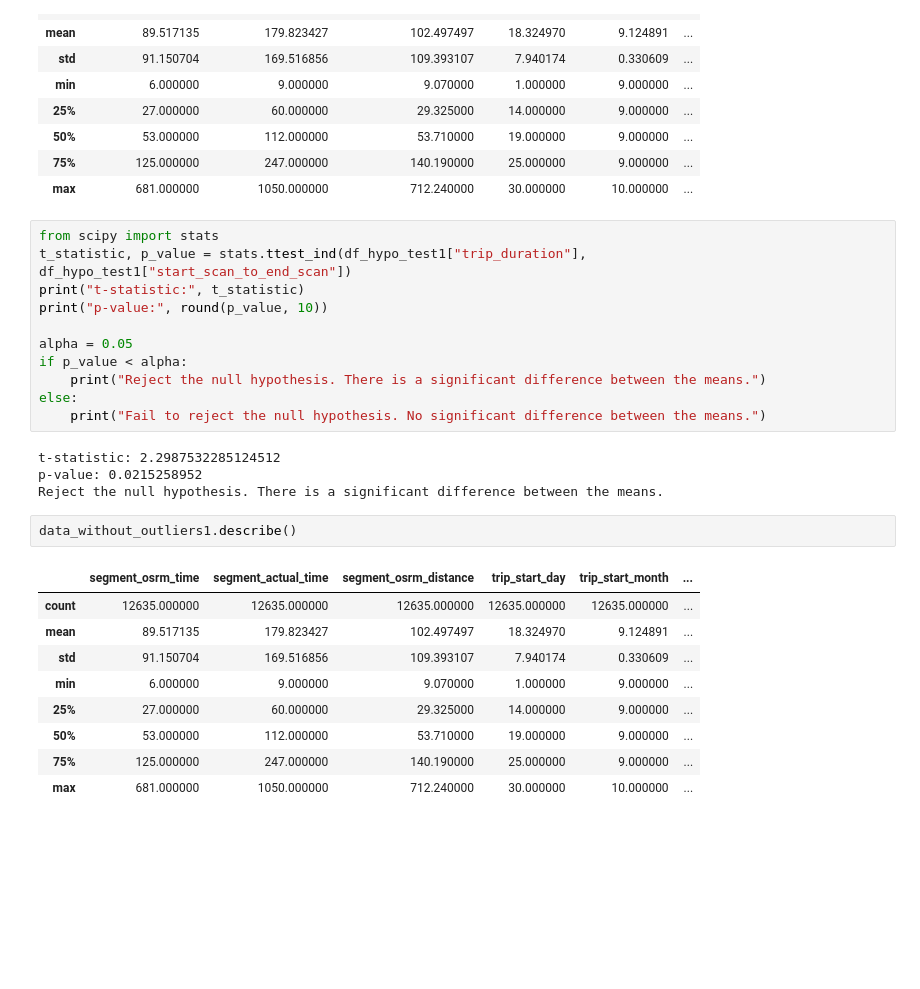
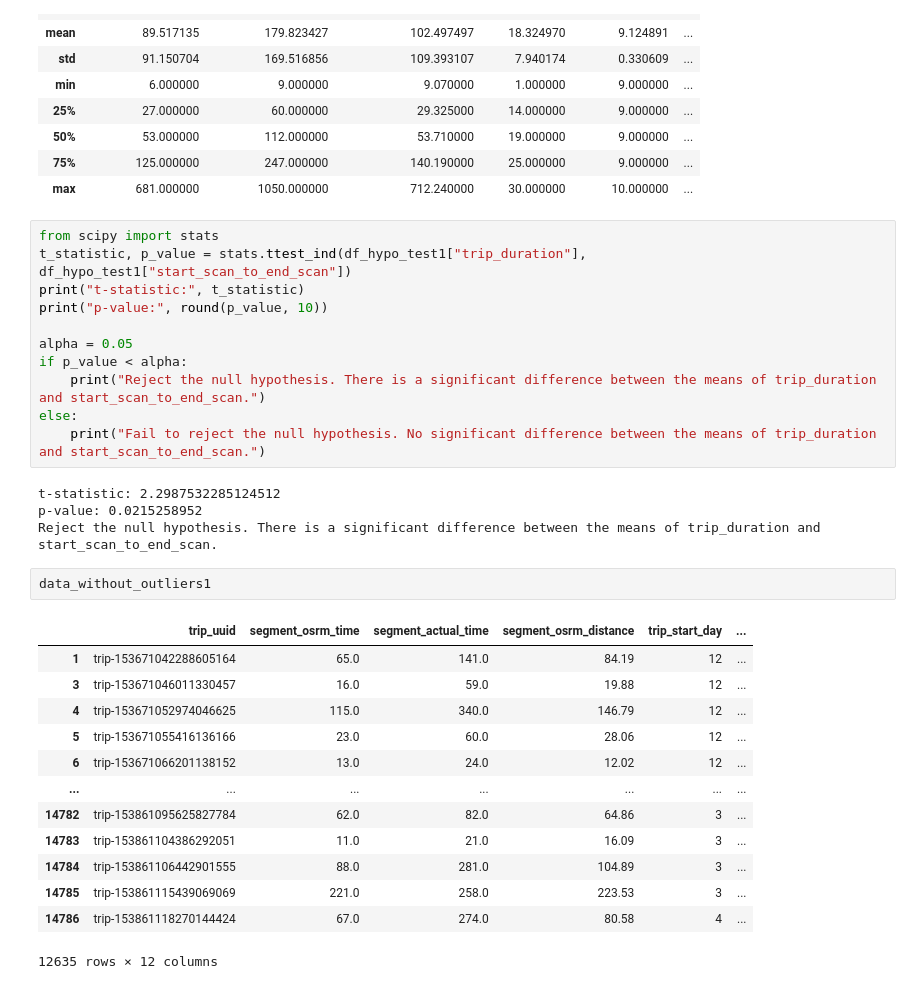
Before and after one commit to akshayabhale1406/SCLR_Delhivery_FE, a Jupyter notebook: Delhivery_FE.ipynb, the cells around one changed output. Cells and saved outputs as stored; diff of their text form; blank space fills up the shorter version.

```diff
--- a/Delhivery_FE.ipynb
+++ b/Delhivery_FE.ipynb
@@ -460,22 +460,26 @@ print("p-value:", round(p_value, 10))
 
 alpha = 0.05
 if p_value < alpha:
-    print("Reject the null hypothesis. There is a significant difference between the means.")
+    print("Reject the null hypothesis. There is a significant difference between the means of trip_duration and start_scan_to_end_scan.")
 else:
-    print("Fail to reject the null hypothesis. No significant difference between the means.")
+    print("Fail to reject the null hypothesis. No significant difference between the means of trip_duration and start_scan_to_end_scan.")
 # %% [output]
 t-statistic: 2.2987532285124512
 p-value: 0.0215258952
-Reject the null hypothesis. There is a significant difference between the means.
+Reject the null hypothesis. There is a significant difference between the means of trip_duration and start_scan_to_end_scan.
 # %%
-data_without_outliers1.describe()
+data_without_outliers1
 # %% [output]
-|  | segment_osrm_time | segment_actual_time | segment_osrm_distance | trip_start_day | trip_start_month | ... |
-| count | 12635.000000 | 12635.000000 | 12635.000000 | 12635.000000 | 12635.000000 | ... |
-| mean | 89.517135 | 179.823427 | 102.497497 | 18.324970 | 9.124891 | ... |
-| std | 91.150704 | 169.516856 | 109.393107 | 7.940174 | 0.330609 | ... |
-| min | 6.000000 | 9.000000 | 9.070000 | 1.000000 | 9.000000 | ... |
-| 25% | 27.000000 | 60.000000 | 29.325000 | 14.000000 | 9.000000 | ... |
-| 50% | 53.000000 | 112.000000 | 53.710000 | 19.000000 | 9.000000 | ... |
-| 75% | 125.000000 | 247.000000 | 140.190000 | 25.000000 | 9.000000 | ... |
-| max | 681.000000 | 1050.000000 | 712.240000 | 30.000000 | 10.000000 | ... |
+|  | trip_uuid | segment_osrm_time | segment_actual_time | segment_osrm_distance | trip_start_day | ... |
+| 1 | trip-153671042288605164 | 65.0 | 141.0 | 84.19 | 12 | ... |
+| 3 | trip-153671046011330457 | 16.0 | 59.0 | 19.88 | 12 | ... |
+| 4 | trip-153671052974046625 | 115.0 | 340.0 | 146.79 | 12 | ... |
+| 5 | trip-153671055416136166 | 23.0 | 60.0 | 28.06 | 12 | ... |
+| 6 | trip-153671066201138152 | 13.0 | 24.0 | 12.02 | 12 | ... |
+| ... | ... | ... | ... | ... | ... | ... |
+| 14782 | trip-153861095625827784 | 62.0 | 82.0 | 64.86 | 3 | ... |
+| 14783 | trip-153861104386292051 | 11.0 | 21.0 | 16.09 | 3 | ... |
+| 14784 | trip-153861106442901555 | 88.0 | 281.0 | 104.89 | 3 | ... |
+| 14785 | trip-153861115439069069 | 221.0 | 258.0 | 223.53 | 3 | ... |
+| 14786 | trip-153861118270144424 | 67.0 | 274.0 | 80.58 | 4 | ... |
+12635 rows × 12 columns
```
Also changed, not shown: parts of 1 cell of this notebook.
